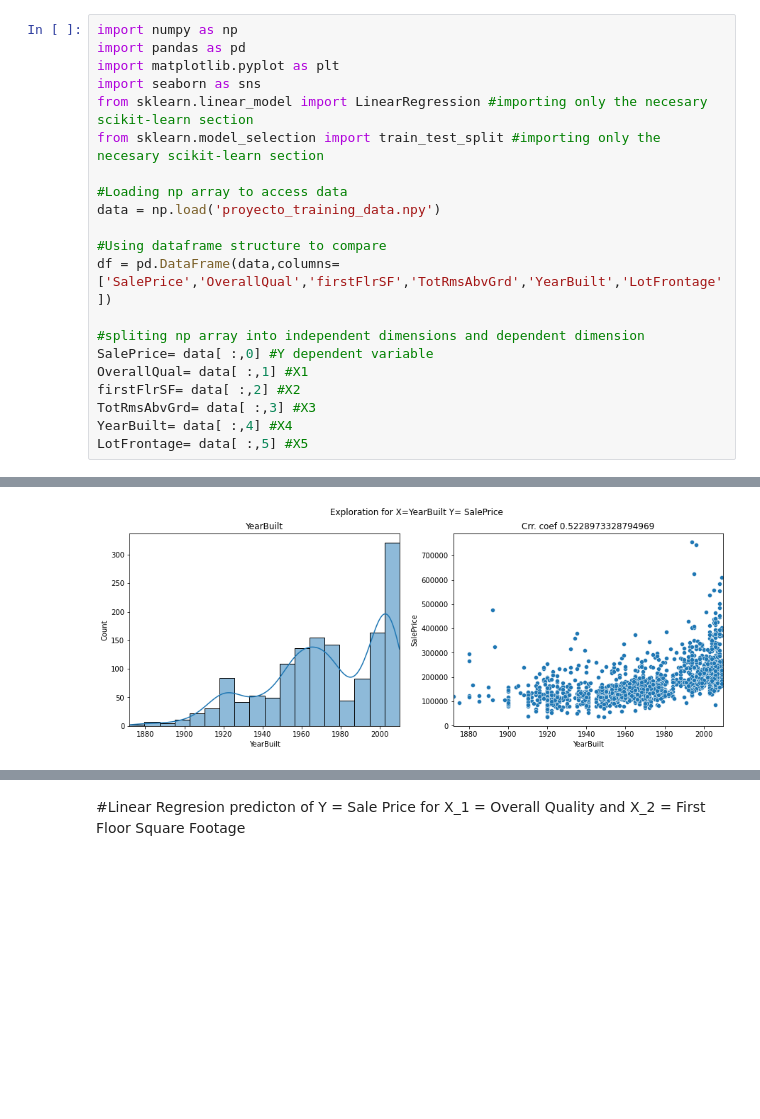
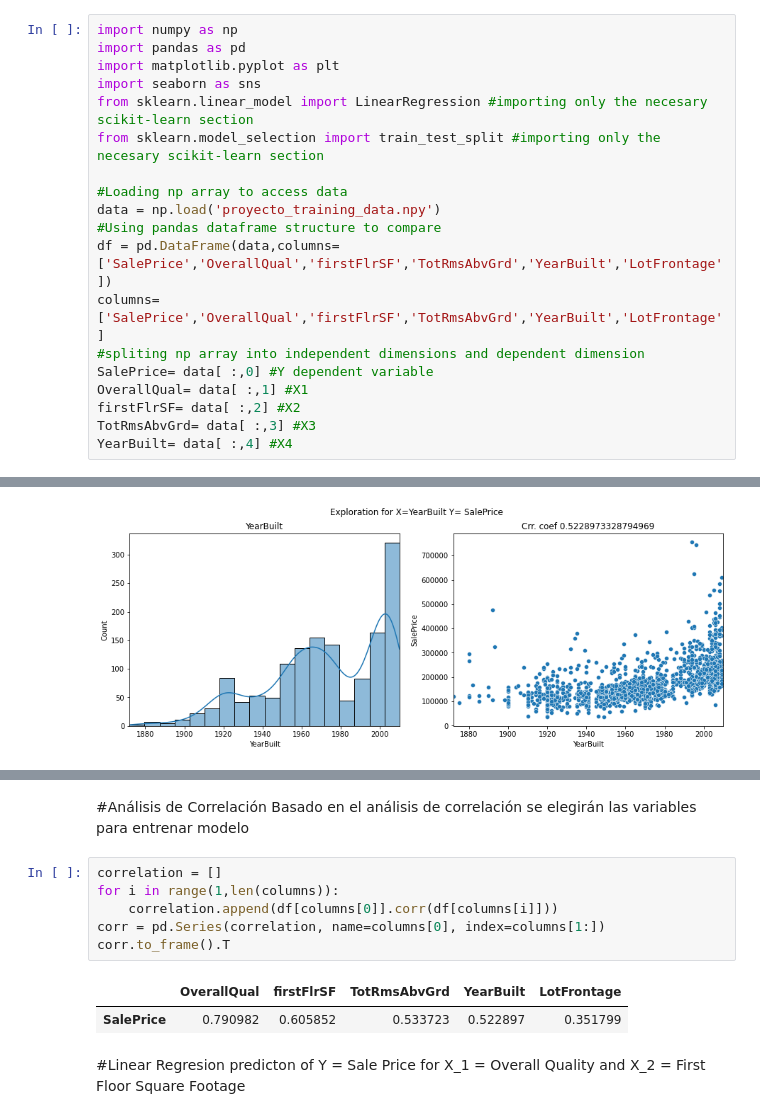
Before and after one commit to cavendano01/linear_regression_project, a Jupyter notebook: linear_regression.ipynb, the cells around one changed output, grey strips where cells are left out. Saved outputs shown, nothing was run; the diff lists cells and outputs as text; blank space fills up the shorter version.

Commit message:
Updated LinReg Model

```diff
--- a/linear_regression.ipynb
+++ b/linear_regression.ipynb
@@ -8,17 +8,15 @@ from sklearn.model_selection import train_test_split #importing only the necesar
 
 #Loading np array to access data
 data = np.load('proyecto_training_data.npy')
-
-#Using dataframe structure to compare
+#Using pandas dataframe structure to compare
 df = pd.DataFrame(data,columns=['SalePrice','OverallQual','firstFlrSF','TotRmsAbvGrd','YearBuilt','LotFrontage'])
-
+columns=['SalePrice','OverallQual','firstFlrSF','TotRmsAbvGrd','YearBuilt','LotFrontage']
 #spliting np array into independent dimensions and dependent dimension
 SalePrice= data[ :,0] #Y dependent variable
 OverallQual= data[ :,1] #X1
 firstFlrSF= data[ :,2] #X2
 TotRmsAbvGrd= data[ :,3] #X3
 YearBuilt= data[ :,4] #X4
-LotFrontage= data[ :,5] #X5
 # %% [markdown]
 #Descriptive Statistcs
 # %%
@@ -213,2 +215,14 @@ x̅₅= nan σ₅= nan Maxₓ₅= nan minₓ₅= nan rangoₓ₅= nan
+# %% [markdown]
+#Análisis de Correlación
+Basado en el análisis de correlación se elegirán las variables para entrenar modelo
+# %%
+correlation = []
+for i in range(1,len(columns)):
+    correlation.append(df[columns[0]].corr(df[columns[i]]))
+corr = pd.Series(correlation, name=columns[0], index=columns[1:])
+corr.to_frame().T
+# %% [output]
+|  | OverallQual | firstFlrSF | TotRmsAbvGrd | YearBuilt | LotFrontage |
+| SalePrice | 0.790982 | 0.605852 | 0.533723 | 0.522897 | 0.351799 |
 # %% [markdown]
 #Linear Regresion predicton of Y =  Sale Price for X_1 = Overall Quality and X_2 = First Floor Square Footage
```
Also changed, not shown: parts of 16 cells of this notebook.
